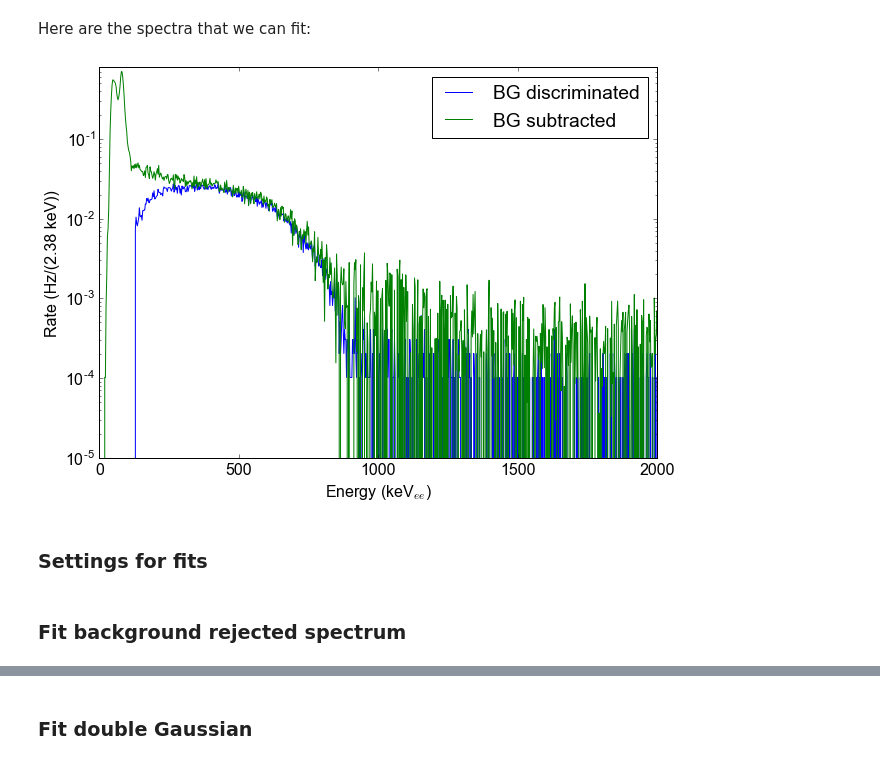
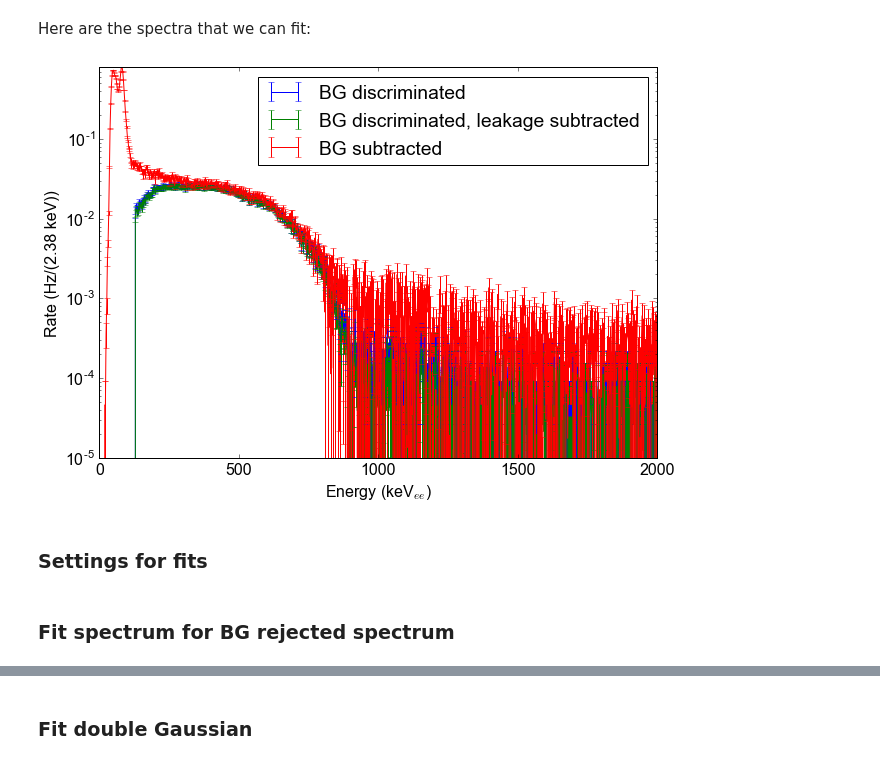
Before and after one commit to XENON1T/PTB, a Jupyter notebook: 07_deconvolution.ipynb, the cells around one changed output, grey strips where cells are left out. Drawn from its saved outputs; the diff is of its cells as text; code cells hidden in the pictures.

```diff
--- a/07_deconvolution.ipynb
+++ b/07_deconvolution.ipynb
@@ -97,17 +128,24 @@ def draw_box(x, y, **kwargs):
 # %% [markdown]
 Here are the spectra that we can fit:
 # %%
-plt.plot(e_scale, fg_0_disc, label='BG discriminated')
-plt.plot(e_scale, fg_0_sub, label= 'BG subtracted')
+plt.errorbar(e_scale, fg_disc, fg_disc_err, label='BG discriminated')
+plt.errorbar(e_scale, fg_disc_sub, fg_disc_sub_err, label='BG discriminated, leakage subtracted')
+plt.errorbar(e_scale, fg_sub, fg_sub_err, label= 'BG subtracted')
 plt.ylabel('Rate (Hz/(2.38 keV))')
+
 plt.yscale('log')
+plt.ylim(0.00001, 0.8)
 plt.xlim(0,2000)
-plt.ylim(0.00001, 0.8)
+
+# plt.xlim(800,1000)
+# plt.ylim(-0.01,0.01)
+# plt.axhline(0,color='b')
+
 plt.xlabel('Energy (keV$_{ee}$)')
 plt.legend()
 plt.show()
 # %% [output]
-[figure, old version]
+[figure, new version]
 # %%
 from iminuit import Minuit
 # %%
@@ -142,2 +201,2 @@ max_e = 900
 # %% [markdown]
-### Fit background rejected spectrum
+### Fit spectrum for BG rejected spectrum
```
Also changed, not shown: parts of 38 cells of this notebook, 2 other files.
